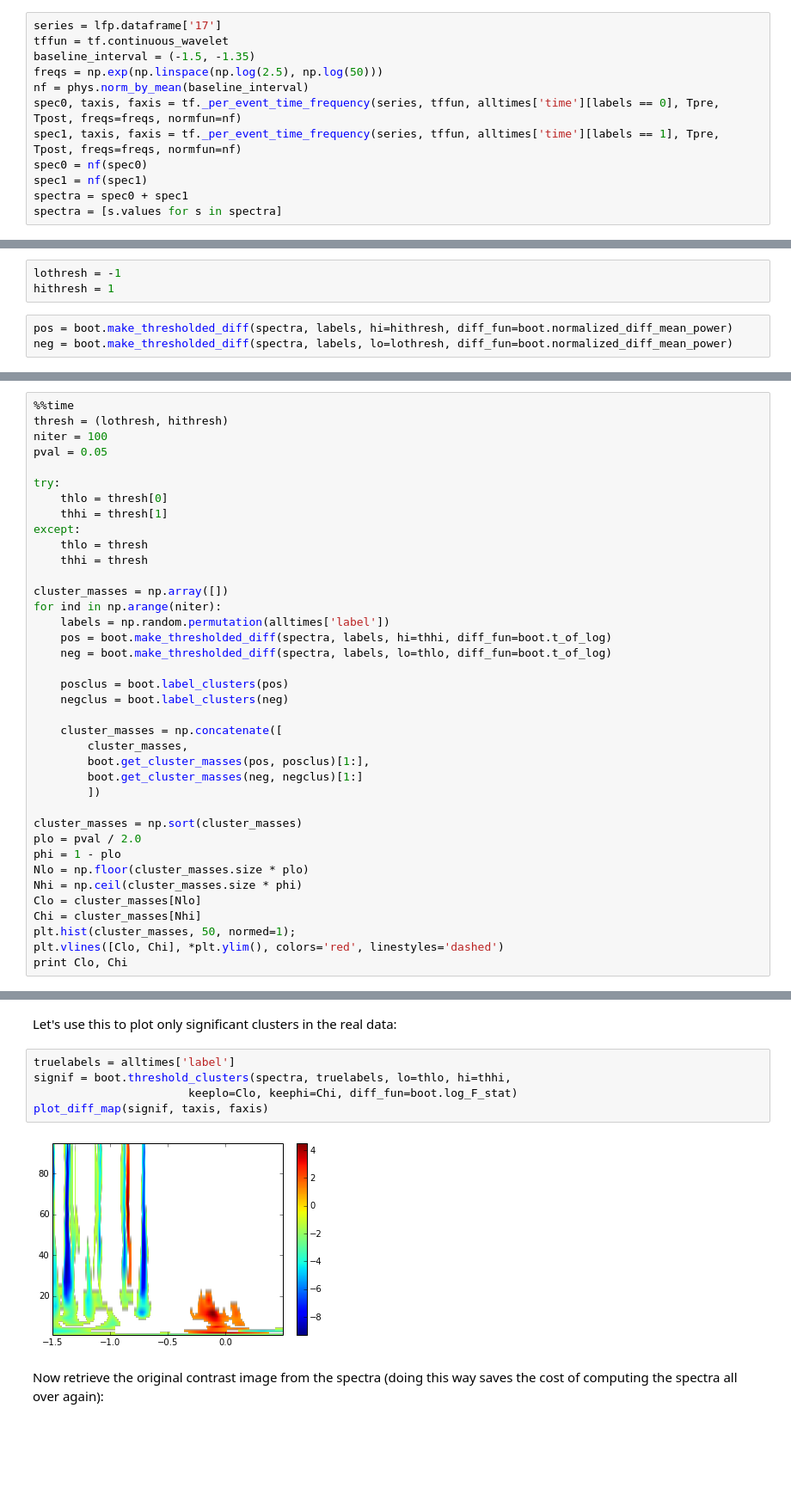
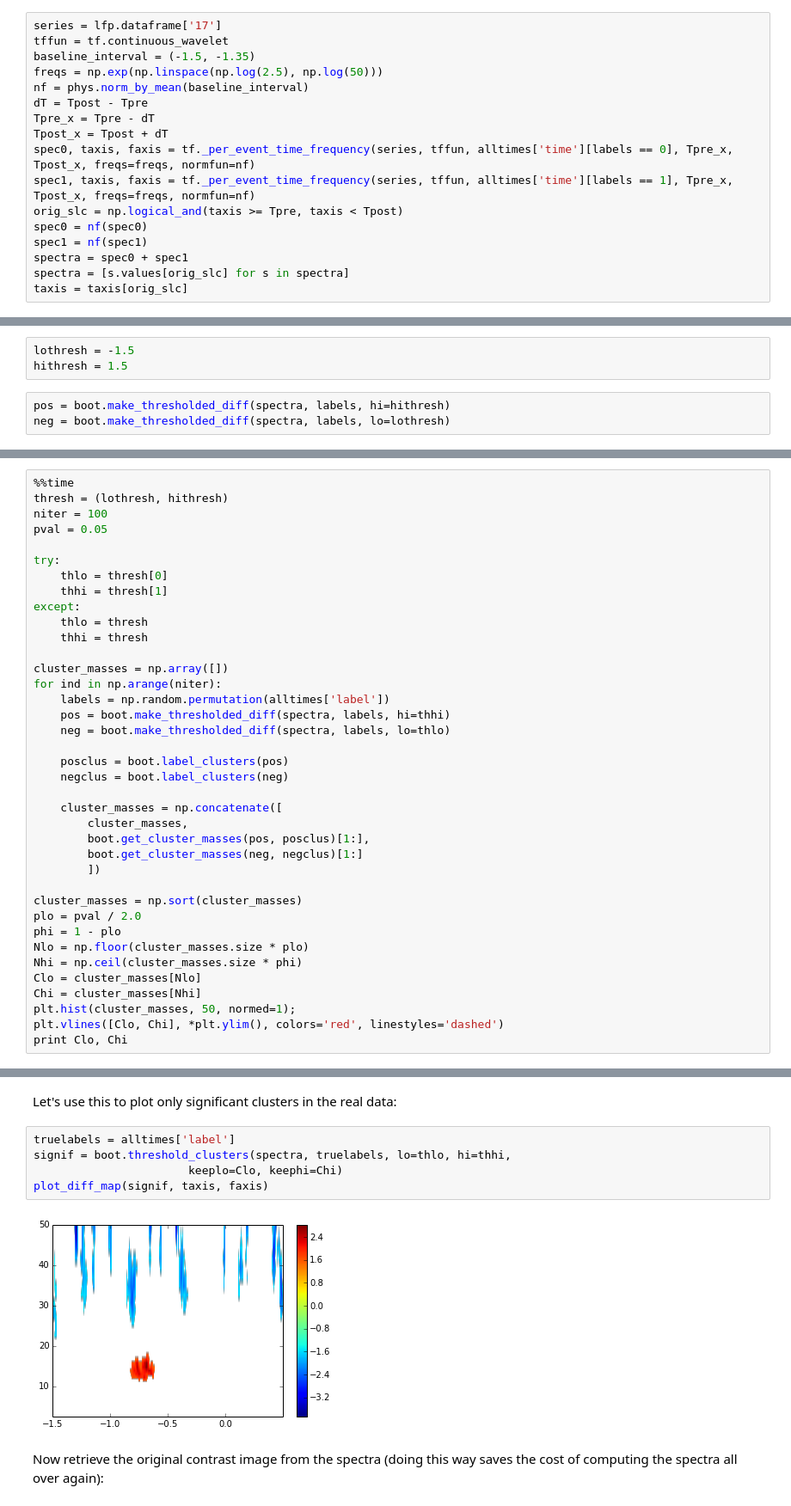
Before and after one commit to jmxpearson/physutils, a Jupyter notebook: examples/time_frequency_analysis.ipynb, the cells around one changed output, grey strips where cells are left out. Shown at 86% size. Cells and saved outputs as stored; diff of their text form; blank space fills up the shorter version.

```diff
--- a/examples/time_frequency_analysis.ipynb
+++ b/examples/time_frequency_analysis.ipynb
@@ -129,20 +129,25 @@ tffun = tf.continuous_wavelet
 baseline_interval = (-1.5, -1.35)
 freqs = np.exp(np.linspace(np.log(2.5), np.log(50)))
 nf = phys.norm_by_mean(baseline_interval)
-spec0, taxis, faxis = tf._per_event_time_frequency(series, tffun, alltimes['time'][labels == 0], Tpre, Tpost, freqs=freqs, normfun=nf)
-spec1, taxis, faxis = tf._per_event_time_frequency(series, tffun, alltimes['time'][labels == 1], Tpre, Tpost, freqs=freqs, normfun=nf)
+dT = Tpost - Tpre
+Tpre_x = Tpre - dT
+Tpost_x = Tpost + dT
+spec0, taxis, faxis = tf._per_event_time_frequency(series, tffun, alltimes['time'][labels == 0], Tpre_x, Tpost_x, freqs=freqs, normfun=nf)
+spec1, taxis, faxis = tf._per_event_time_frequency(series, tffun, alltimes['time'][labels == 1], Tpre_x, Tpost_x, freqs=freqs, normfun=nf)
+orig_slc = np.logical_and(taxis >= Tpre, taxis < Tpost)
 spec0 = nf(spec0)
 spec1 = nf(spec1)
 spectra = spec0 + spec1
-spectra = [s.values for s in spectra]
+spectra = [s.values[orig_slc] for s in spectra]
+taxis = taxis[orig_slc]
 # %% [markdown]
 We will need to set a threshold for this statistic.
 # %%
-lothresh = -1
-hithresh = 1
+lothresh = -1.5
+hithresh = 1.5
 # %%
-pos = boot.make_thresholded_diff(spectra, labels, hi=hithresh, diff_fun=boot.normalized_diff_mean_power)
-neg = boot.make_thresholded_diff(spectra, labels, lo=lothresh, diff_fun=boot.normalized_diff_mean_power)
+pos = boot.make_thresholded_diff(spectra, labels, hi=hithresh)
+neg = boot.make_thresholded_diff(spectra, labels, lo=lothresh)
 # %%
 def plot_diff_map(img, taxis, faxis):
     ax = plt.figure().add_subplot(111)
@@ -243,8 +216,8 @@ except:
 cluster_masses = np.array([])
 for ind in np.arange(niter):
     labels = np.random.permutation(alltimes['label'])
-    pos = boot.make_thresholded_diff(spectra, labels, hi=thhi, diff_fun=boot.t_of_log)
-    neg = boot.make_thresholded_diff(spectra, labels, lo=thlo, diff_fun=boot.t_of_log)
+    pos = boot.make_thresholded_diff(spectra, labels, hi=thhi)
+    neg = boot.make_thresholded_diff(spectra, labels, lo=thlo)
 
     posclus = boot.label_clusters(pos)
     negclus = boot.label_clusters(neg)
@@ -275,10 +248,10 @@ Let's use this to plot only significant clusters in the real data:
 # %%
 truelabels = alltimes['label']
 signif = boot.threshold_clusters(spectra, truelabels, lo=thlo, hi=thhi,
-                       keeplo=Clo, keephi=Chi, diff_fun=boot.log_F_stat)
+                       keeplo=Clo, keephi=Chi)
 plot_diff_map(signif, taxis, faxis)
 # %% [output]
-[figure, old version]
+[figure, new version]
 # %% [markdown]
 Now retrieve the original contrast image from the spectra (doing this way saves the cost of computing the spectra all over again):
 # %%
```
Also changed, not shown: parts of 14 cells of this notebook, 1 other file.
